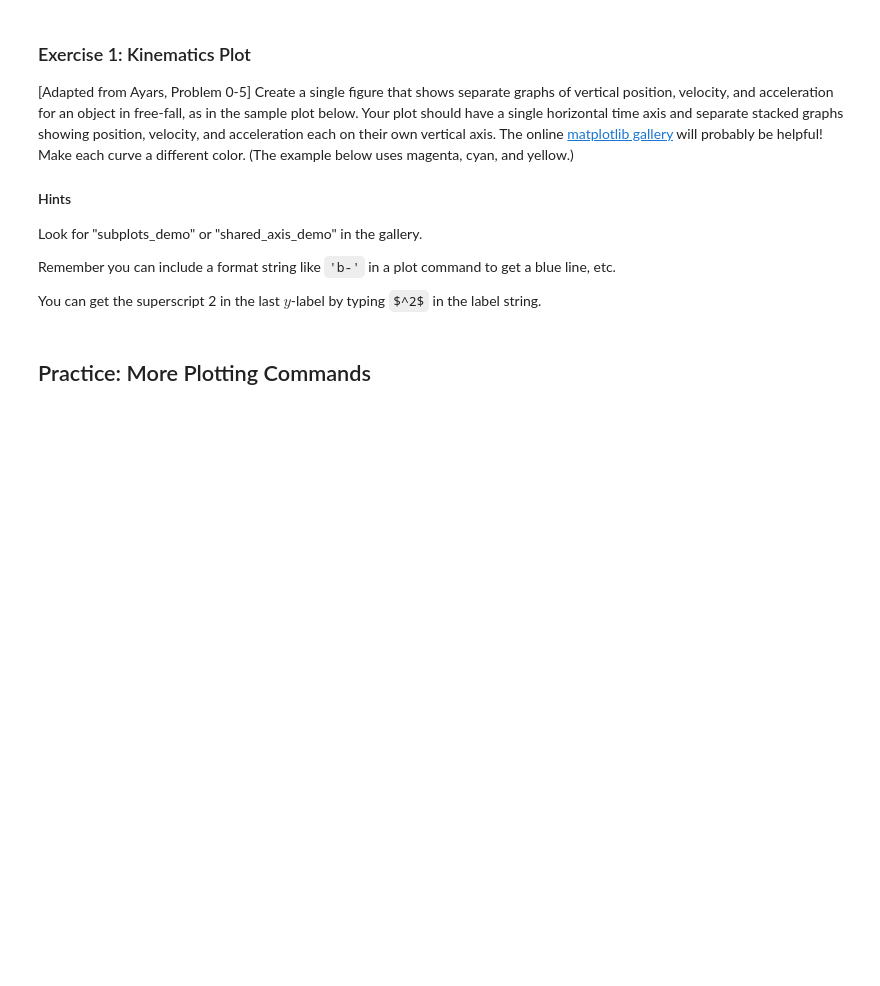
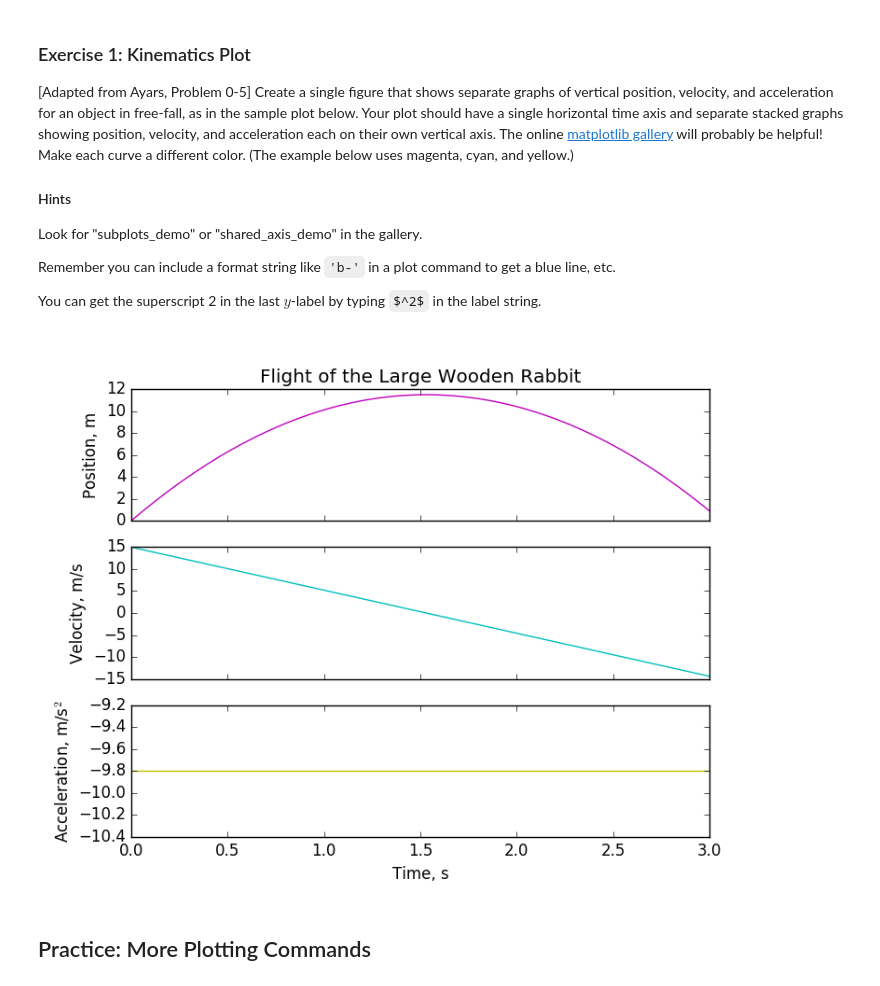
Before and after one commit to ds-connectors/Physics-88-Fa20, a Jupyter notebook: Week05/Workshop04.ipynb, the cells around one changed output. Drawn from its saved outputs; the diff is of its cells as text; code cells hidden in the pictures; blank space fills up the shorter version.

Commit message:
Added missing kinematics plot for Workshop04

```diff
--- a/Week05/Workshop04.ipynb
+++ b/Week05/Workshop04.ipynb
@@ -141,10 +141,12 @@ You can get the superscript 2 in the last $y$-label by typing `$^2$` in the labe
 # %%
 # Don't rerun this snippet of code.
 # If you accidentally do, close and reopen the notebook (without saving)
 # to get the image back. If all else fails, redownload the notebook.
 
-# from IPython.display import Image
-# Image(filename="samplecode/kinematics_plot.png")
+from IPython.display import Image
+Image(filename="kinematics_plot.png")
+# %% [output]
+[figure, added]
 # %% [markdown]
 ## Practice: More Plotting Commands
 # %% [markdown]
```
Also changed, not shown: 1 other file.
